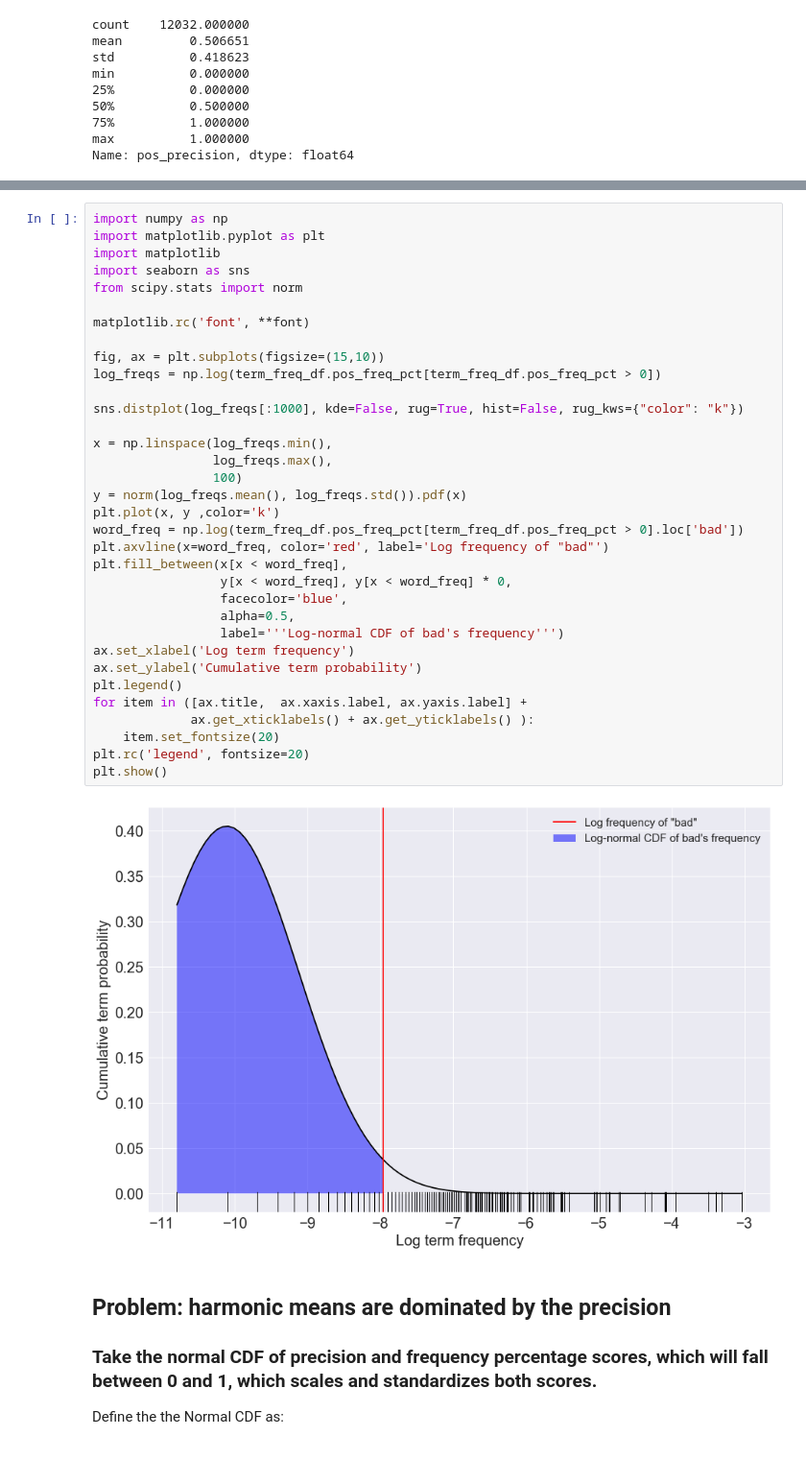
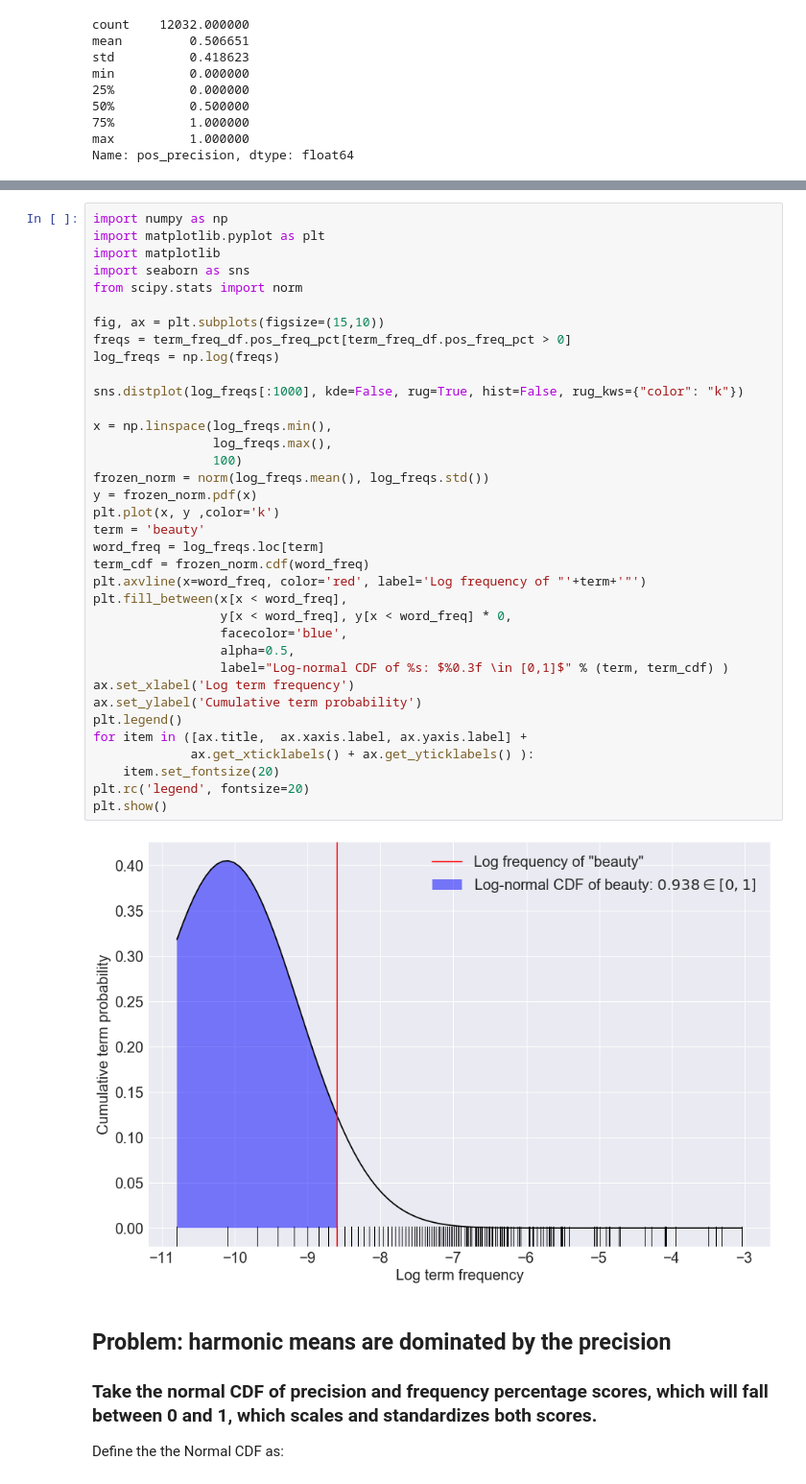
Before and after one commit to JasonKessler/GlobalAI2018, a Jupyter notebook: notebook/Scaled-F-Score-Explanation.ipynb, the cells around one changed output, grey strips where cells are left out. Shown at 96% size. Saved outputs shown, nothing was run; the diff lists cells and outputs as text.

```diff
--- a/notebook/Scaled-F-Score-Explanation.ipynb
+++ b/notebook/Scaled-F-Score-Explanation.ipynb
@@ -212,39 +212,41 @@ IFrame(src=file_name, width = 1300, height=700)
 # %%
 import numpy as np
 import matplotlib.pyplot as plt
 import matplotlib
 import seaborn as sns
 from scipy.stats import norm
 
-matplotlib.rc('font', **font)
-
 fig, ax = plt.subplots(figsize=(15,10))
-log_freqs = np.log(term_freq_df.pos_freq_pct[term_freq_df.pos_freq_pct > 0])
+freqs = term_freq_df.pos_freq_pct[term_freq_df.pos_freq_pct > 0]
+log_freqs = np.log(freqs)
 
 sns.distplot(log_freqs[:1000], kde=False, rug=True, hist=False, rug_kws={"color": "k"})
 
 x = np.linspace(log_freqs.min(),
                 log_freqs.max(),
                 100)
-y = norm(log_freqs.mean(), log_freqs.std()).pdf(x)
+frozen_norm = norm(log_freqs.mean(), log_freqs.std())
+y = frozen_norm.pdf(x)
 plt.plot(x, y ,color='k')
-word_freq = np.log(term_freq_df.pos_freq_pct[term_freq_df.pos_freq_pct > 0].loc['bad'])
-plt.axvline(x=word_freq, color='red', label='Log frequency of "bad"')
+term = 'beauty'
+word_freq = log_freqs.loc[term]
+term_cdf = frozen_norm.cdf(word_freq)
+plt.axvline(x=word_freq, color='red', label='Log frequency of "'+term+'"')
 plt.fill_between(x[x < word_freq],
                  y[x < word_freq], y[x < word_freq] * 0,
                  facecolor='blue',
                  alpha=0.5,
-                 label='''Log-normal CDF of bad's frequency''')
+                 label="Log-normal CDF of %s: $%0.3f \in [0,1]$" % (term, term_cdf) )
 ax.set_xlabel('Log term frequency')
 ax.set_ylabel('Cumulative term probability')
 plt.legend()
 for item in ([ax.title,  ax.xaxis.label, ax.yaxis.label] +
              ax.get_xticklabels() + ax.get_yticklabels() ):
     item.set_fontsize(20)
 plt.rc('legend', fontsize=20)
 plt.show()
 # %% [output]
-[figure, old version]
+[figure, new version]
 # %% [markdown]
 ## Problem: harmonic means are dominated by the precision
 ### Take the normal CDF of precision and frequency percentage scores, which will fall between 0 and 1, which scales and standardizes both scores.
```
Also changed, not shown: 1 other file.
